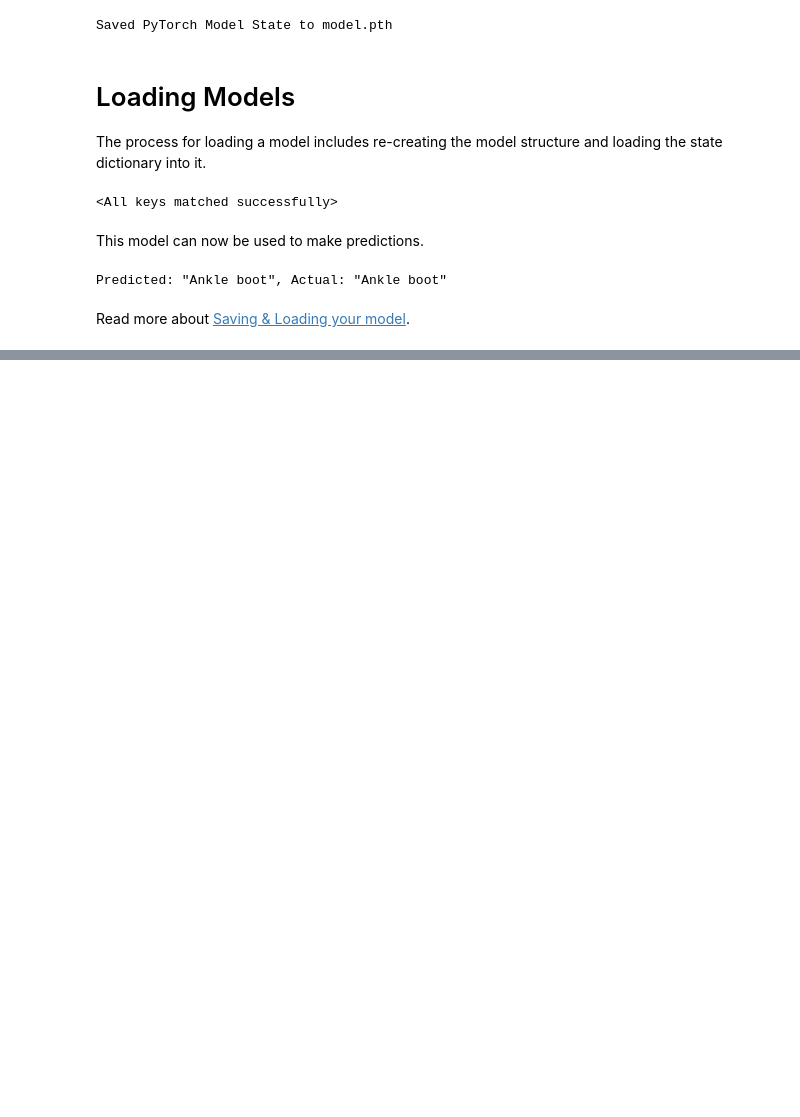
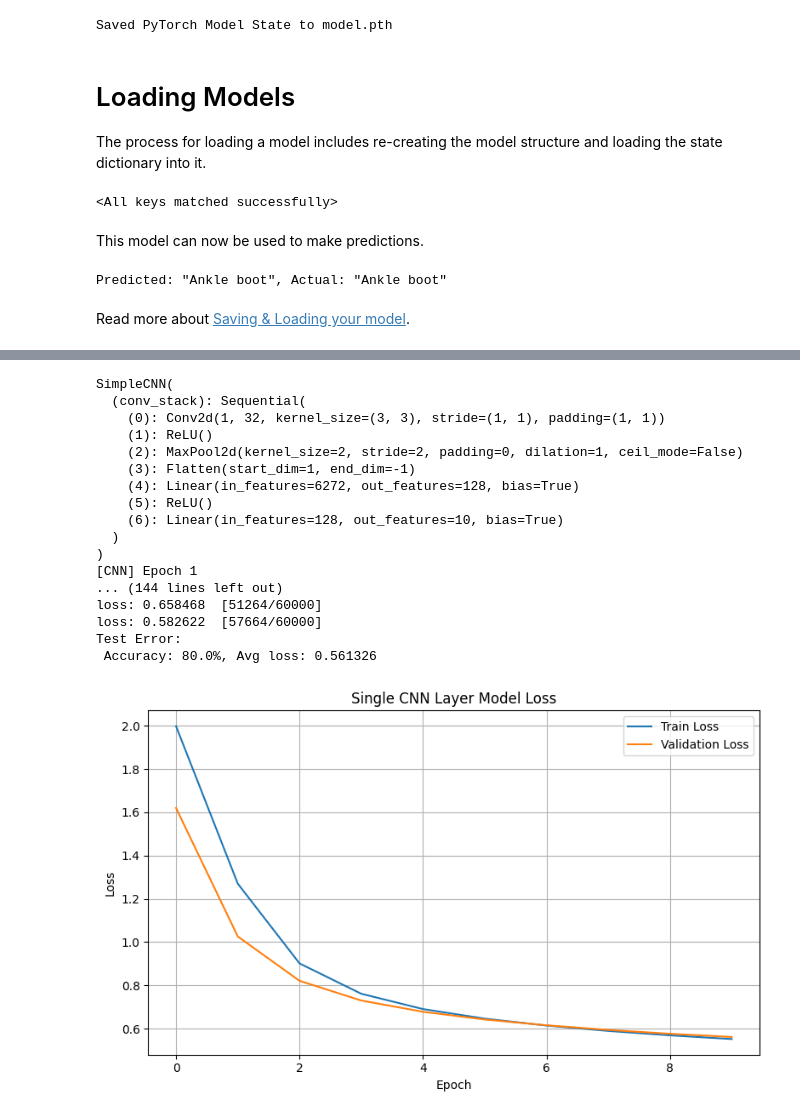
Before and after one commit to VaibhavGupta-19341/IDAI-710_HW7, a Jupyter notebook: quickstart_tutorial.ipynb, the cells around one changed output, grey strips where cells are left out. Cells and saved outputs as stored; diff of their text form; code cells hidden in the pictures; blank space fills up the shorter version.

```diff
--- a/quickstart_tutorial.ipynb
+++ b/quickstart_tutorial.ipynb
@@ -307,0 +358,68 @@ model](saveloadrun_tutorial.html).
+# %%
+class SimpleCNN(nn.Module):
+    def __init__(self):
+        super().__init__()
+        self.conv_stack = nn.Sequential(
+            nn.Conv2d(1, 32, kernel_size=3, padding=1),  # 1 input channel (grayscale), 32 filters
+            nn.ReLU(),
+            nn.MaxPool2d(2),  # 28x28 -> 14x14
+            nn.Flatten(),
+            nn.Linear(32 * 14 * 14, 128),
+            nn.ReLU(),
+            nn.Linear(128, 10)
+        )
+
+    def forward(self, x):
+        return self.conv_stack(x)
+
+cnn_model = SimpleCNN().to(device)
+print(cnn_model)
+
+loss_fn = nn.CrossEntropyLoss()
+optimizer = torch.optim.SGD(cnn_model.parameters(), lr=1e-3)
+
+# Training and evaluation
+cnn_train_losses = []
+cnn_val_losses = []
+
+for t in range(epochs):
+    print(f"[CNN] Epoch {t+1}\n-------------------------------")
+    train_loss = train(train_dataloader, cnn_model, loss_fn, optimizer)
+    val_loss = test(test_dataloader, cnn_model, loss_fn)
+    cnn_train_losses.append(train_loss)
+    cnn_val_losses.append(val_loss)
+
+# Save model
+torch.save(cnn_model.state_dict(), "single_cnn_model.pth")
+
+# Plot
+plt.figure(figsize=(8, 5))
+plt.plot(cnn_train_losses, label='Train Loss')
+plt.plot(cnn_val_losses, label='Validation Loss')
+plt.title('Single CNN Layer Model Loss')
+plt.xlabel('Epoch')
+plt.ylabel('Loss')
+plt.legend()
+plt.grid(True)
+plt.tight_layout()
+plt.savefig('single_cnn_model_loss_plot.png')
+plt.show()
+# %% [output]
+SimpleCNN(
+  (conv_stack): Sequential(
+    (0): Conv2d(1, 32, kernel_size=(3, 3), stride=(1, 1), padding=(1, 1))
+    (1): ReLU()
+    (2): MaxPool2d(kernel_size=2, stride=2, padding=0, dilation=1, ceil_mode=False)
+    (3): Flatten(start_dim=1, end_dim=-1)
+    (4): Linear(in_features=6272, out_features=128, bias=True)
+    (5): ReLU()
+    (6): Linear(in_features=128, out_features=10, bias=True)
+  )
+)
+[CNN] Epoch 1
+... (144 lines left out)
+loss: 0.658468  [51264/60000]
+loss: 0.582622  [57664/60000]
+Test Error:
+ Accuracy: 80.0%, Avg loss: 0.561326
+[figure, added]
```
Also changed, not shown: parts of 3 cells of this notebook.
